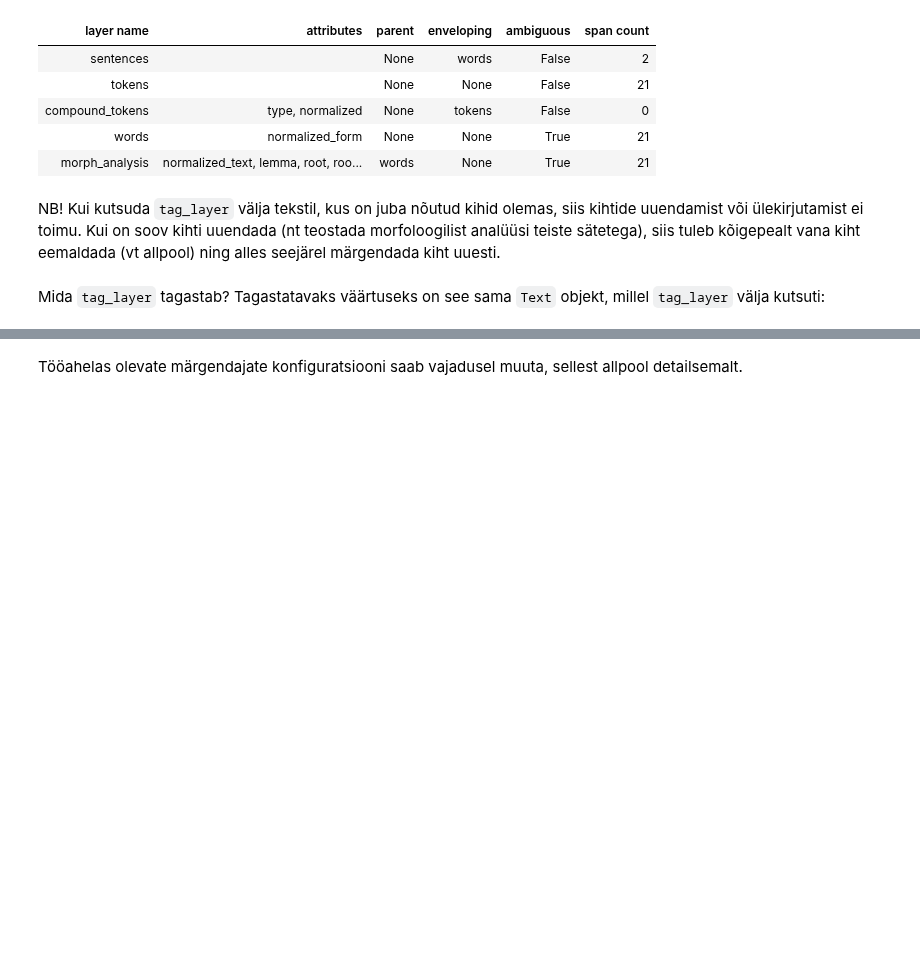
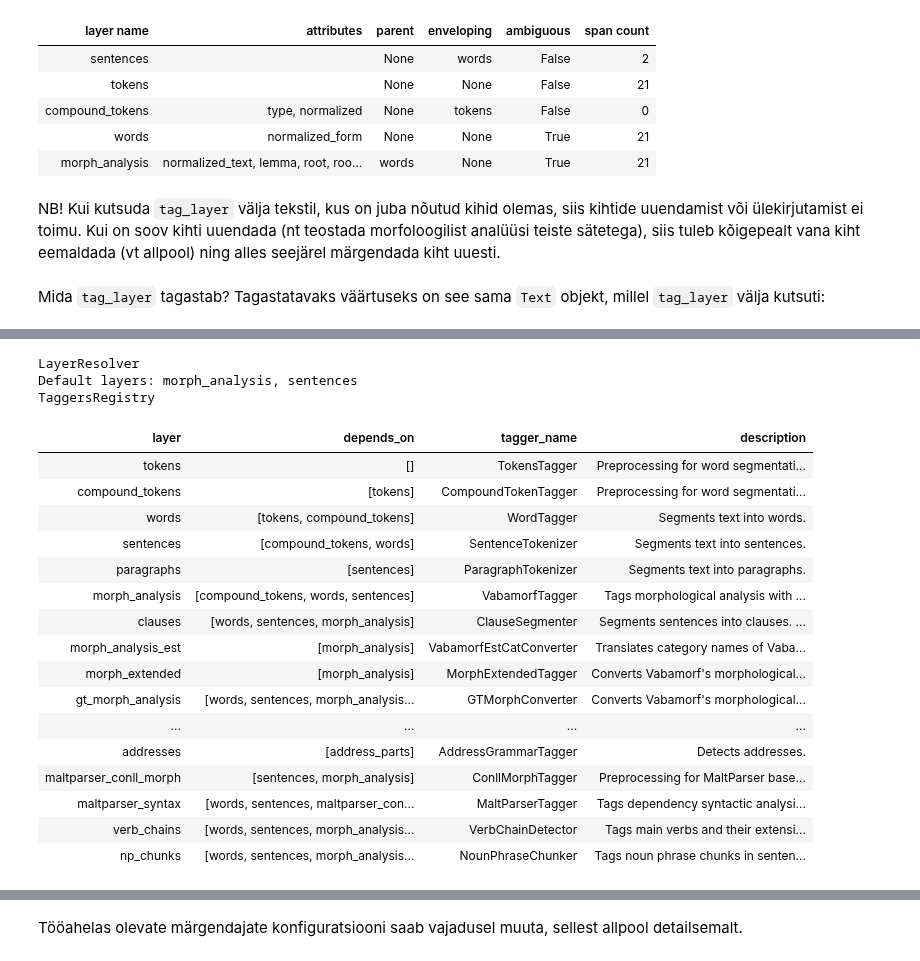
Before and after one commit to d009/EstNLP, a Jupyter notebook: estnltk_baastarkused_sisukorraga.ipynb, the cells around one changed output, grey strips where cells are left out. Cells and saved outputs as stored; diff of their text form; code cells hidden in the pictures; blank space fills up the shorter version.

```diff
--- a/estnltk_baastarkused_sisukorraga.ipynb
+++ b/estnltk_baastarkused_sisukorraga.ipynb
@@ -166,0 +142,23 @@ DEFAULT_RESOLVER.taggers
+# %%
+text.layer_resolver
+# %% [output]
+LayerResolver
+Default layers: morph_analysis, sentences
+TaggersRegistry
+| layer | depends_on | tagger_name | description |
+| tokens | [] | TokensTagger | Preprocessing for word segmentati... |
+| compound_tokens | [tokens] | CompoundTokenTagger | Preprocessing for word segmentati... |
+| words | [tokens, compound_tokens] | WordTagger | Segments text into words. |
+| sentences | [compound_tokens, words] | SentenceTokenizer | Segments text into sentences. |
+| paragraphs | [sentences] | ParagraphTokenizer | Segments text into paragraphs. |
+| morph_analysis | [compound_tokens, words, sentences] | VabamorfTagger | Tags morphological analysis with ... |
+| clauses | [words, sentences, morph_analysis] | ClauseSegmenter | Segments sentences into clauses. ... |
+| morph_analysis_est | [morph_analysis] | VabamorfEstCatConverter | Translates category names of Vaba... |
+| morph_extended | [morph_analysis] | MorphExtendedTagger | Converts Vabamorf's morphological... |
+| gt_morph_analysis | [words, sentences, morph_analysis... | GTMorphConverter | Converts Vabamorf's morphological... |
+| ... | ... | ... | ... |
+| addresses | [address_parts] | AddressGrammarTagger | Detects addresses. |
+| maltparser_conll_morph | [sentences, morph_analysis] | ConllMorphTagger | Preprocessing for MaltParser base... |
+| maltparser_syntax | [words, sentences, maltparser_con... | MaltParserTagger | Tags dependency syntactic analysi... |
+| verb_chains | [words, sentences, morph_analysis... | VerbChainDetector | Tags main verbs and their extensi... |
+| np_chunks | [words, sentences, morph_analysis... | NounPhraseChunker | Tags noun phrase chunks in senten... |
```
Also changed, not shown: parts of 94 cells of this notebook, 1 other file.
